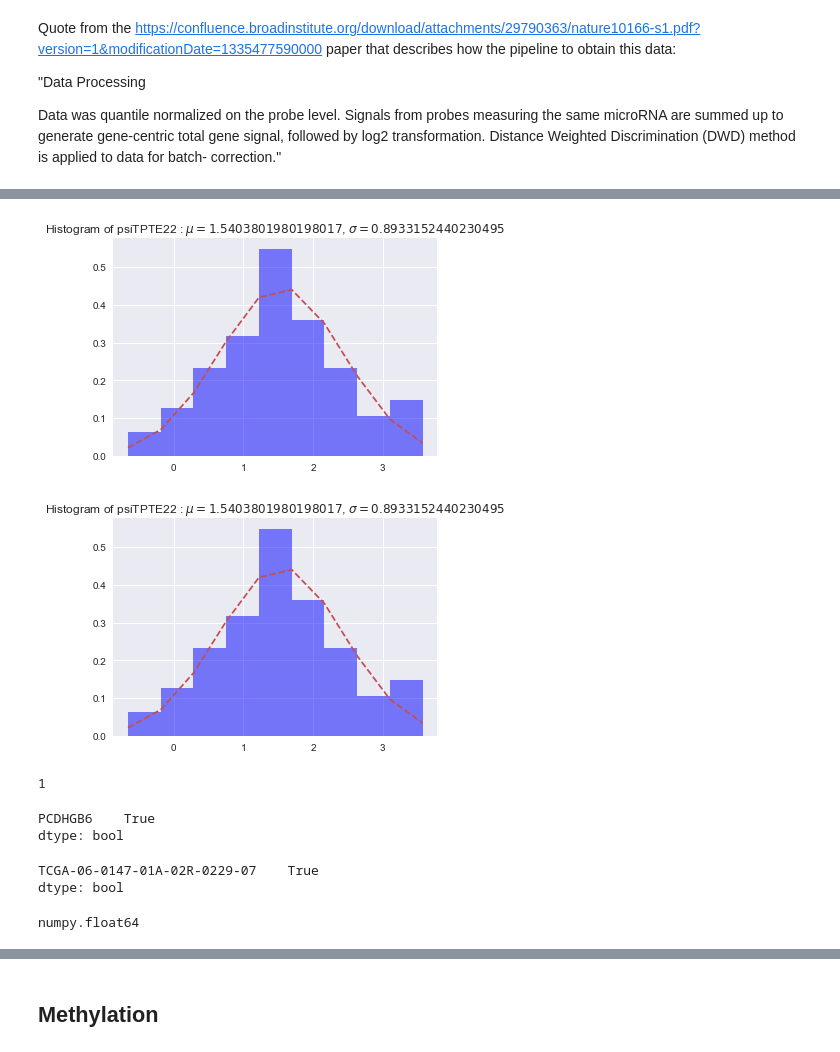
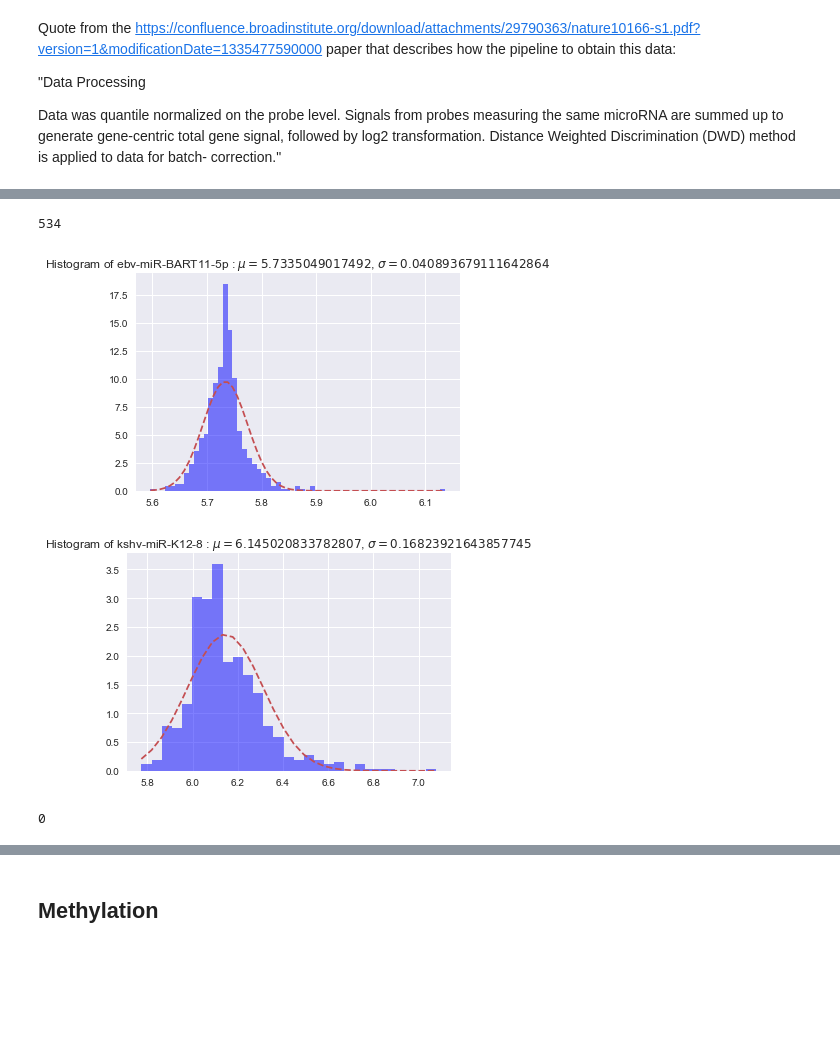
Before and after one commit to CamilaDuitama/MasterThesis, a Jupyter notebook: Data preparation.ipynb, the cells around one changed output, grey strips where cells are left out. Saved outputs shown, nothing was run; the diff lists cells and outputs as text; code cells hidden in the pictures; blank space fills up the shorter version.

```diff
--- a/Data preparation.ipynb
+++ b/Data preparation.ipynb
@@ -32,6 +42,10 @@ RNASeq data was downloaded directly from the Firebrowse website: http://firebrow
 √ Copy Number (GISTIC)
 
 √ RNASeq
+# %%
+#Function to chop the ID of the samples in the Sample_status dataframe, because originally the ID's are longer.
+def chop(x:str):
+    return x[0:12]
 # %% [markdown]
 ### Clinical Data
 # %%
@@ -402,8 +413,3 @@ series=pd.Series(data=result["target"].values,index=Verhaak.index)
 #The function getDiffExpressedGenes which is used to build the heatmap described in :
 #https://bioconductor.org/packages/release/bioc/vignettes/RTCGAToolbox/inst/doc/RTCGAToolbox-vignette.html#reproducing-brca-results-from-original-manuscript
 # Needs a control sample (i guess the positive and negative values come from a logFC)
-# %%
-sns.set(color_codes=True)
-lut = {"PN":"#F5B041","MES":'#45B39D',"CL":'#3498DB',"NL":"#9B59B6"}
-row_colors = series.map(lut)
-g = sns.clustermap(Verhaak,cmap="coolwarm", row_colors=row_colors)
@@ -424,5 +472,6 @@ correction."
 miRNA= pd.read_csv(folder_Firebrowse_GBM+'gdac.broadinstitute.org_GBM.Merge_mirna__h_mirna_8x15k__unc_edu__Level_3__unc_DWD_Batch_adjusted__data.Level_3.2016012800.0.0.csv', sep=",",header=0,index_col=0)
 miRNA=miRNA.apply(pd.to_numeric)
 miRNA=miRNA.transpose()
+miRNA.index=miRNA.index.map(chop)
 miRNA.head()
 # %% [output]
@@ -454,28 +509,16 @@ miRNA_description.head(10)
+# %%
+len(miRNA.columns.tolist())
+# %% [output]
+534
 # %%
-hist_col("psiTPTE22",miRNA,miRNA_description)
+hist_col("ebv-miR-BART11-5p",miRNA,miRNA_description)
 # %% [output]
-[figure, old version]
+[figure, new version]
 # %%
-hist_col("psiTPTE22",miRNA,miRNA_description)
+hist_col("kshv-miR-K12-8",miRNA,miRNA_description)
 # %% [output]
-[figure, old version]
+[figure, new version]
 # %%
 miRNA.size-np.isfinite(miRNA).sum().sum()
 # %% [output]
-1
+0
-# %%
-i=(miRNA.isnull().any(axis=0))
-i[i==True]
-# %% [output]
-PCDHGB6    True
-dtype: bool
-# %%
-j=miRNA.isnull().any(axis=1)
-j[j==True]
-# %% [output]
-TCGA-06-0147-01A-02R-0229-07    True
-dtype: bool
-# %%
-type(miRNA.loc["TCGA-06-0147-01A-02R-0229-07","PCDHGB6"])
-# %% [output]
-numpy.float64
```
Also changed, not shown: parts of 104 cells of this notebook.
